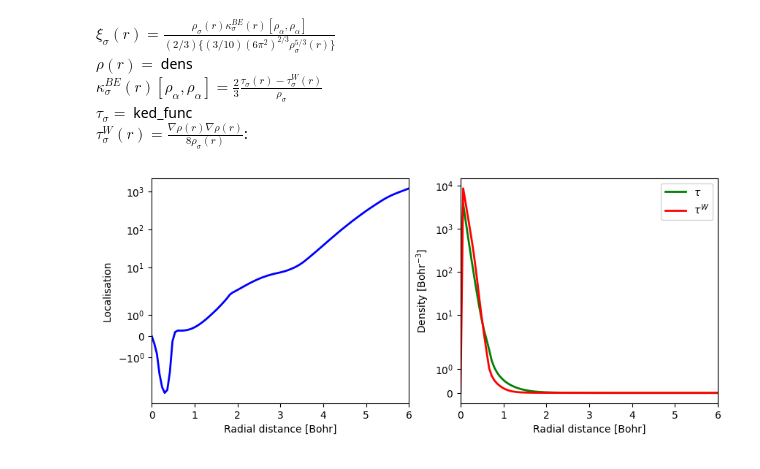
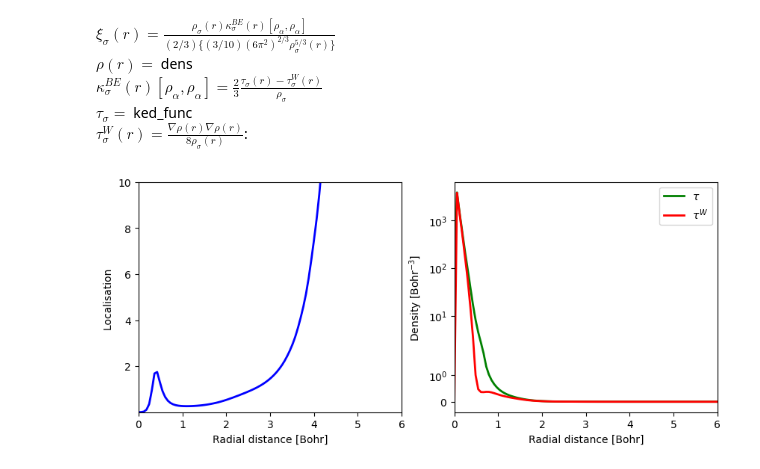
Before and after one commit to JannisErhard/Using_AtomDB, a Jupyter notebook: Localisation.ipynb, the cells around one changed output. Drawn from its saved outputs; the diff is of its cells as text; code cells hidden in the pictures.

```diff
--- a/Localisation.ipynb
+++ b/Localisation.ipynb
@@ -15,7 +15,7 @@ Task:
 It would be good to code a little function that computes the electron localization function of Becke and Edgecombe too, which is just the difference of the kinetic energy with the Weizsacker kinetic energy (the Pauli kinetic energy) divided by the Thomas-Fermi kinetic energy. My old paper has some formulas nicely typeset.
 # %%
 # Load Data From Server, Oxygen Atom in HCI function Basis
-HCI = load(elem="O", charge=0, mult=3, dataset="hci")
+HCI = load(elem="O", charge=0, mult=3, dataset="gaussian")
 
 # arbitrary grid on which quantites are evaluated
 rad_grid = np.linspace(0.0, 6.0, num=100)
@@ -45,26 +45,27 @@ Elec_Local = (3/2*dens*Becke_Edge)/(3/10*(6*np.pi**2)**(2/3)*dens**(5/3))
 # %%
 # plot Density and Kinetic Energy Density
 
 fig = plt.figure(figsize=(10, 4))
 ax1 = fig.add_subplot(121)
 #ax2 = fig.add_subplot(122)
 
 ax1.plot(rad_grid, Elec_Local, "-b", linewidth=2)
 ax1.set(xlabel="Radial distance [Bohr]", ylabel="Localisation ")
 
-ax1.set_yscale("symlog")
-# ax1.set_ylim(top=1000, bottom=0.00001)
+#ax1.set_yscale("symlog")
+ax1.set_ylim(top=10, bottom=0.00001)
 ax1.set_xlim(left=0.0, right=6)
+
 
 ax2 = fig.add_subplot(122)
 
 ax2.plot(rad_grid, ked, "-g", linewidth=2, label = r"$\tau$")
 ax2.plot(rad_grid, Weizaecker, "-r", linewidth=2, label = r"$\tau^{W}$")
 ax2.set(xlabel="Radial distance [Bohr]", ylabel="Density [Bohr$^{-3}$]")
 ax2.legend()
 ax2.set_yscale("symlog")
 ax2.set_xlim(left=0.0, right=6)
 
 plt.show()
 # %% [output]
-[figure, old version]
+[figure, new version]
```
